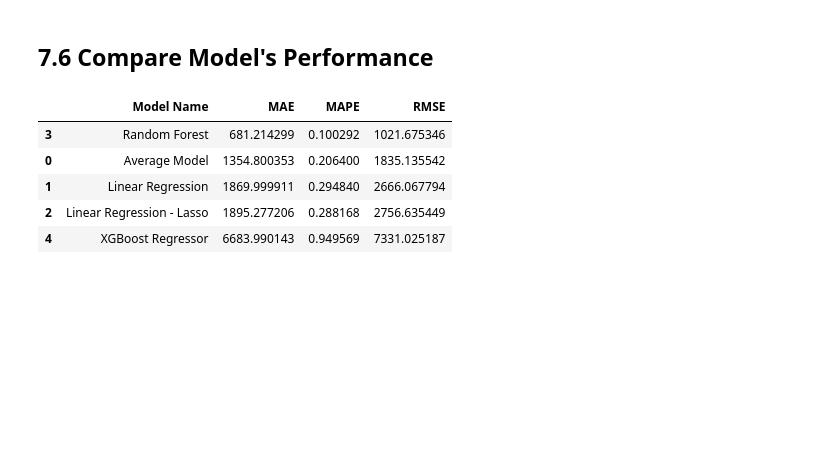
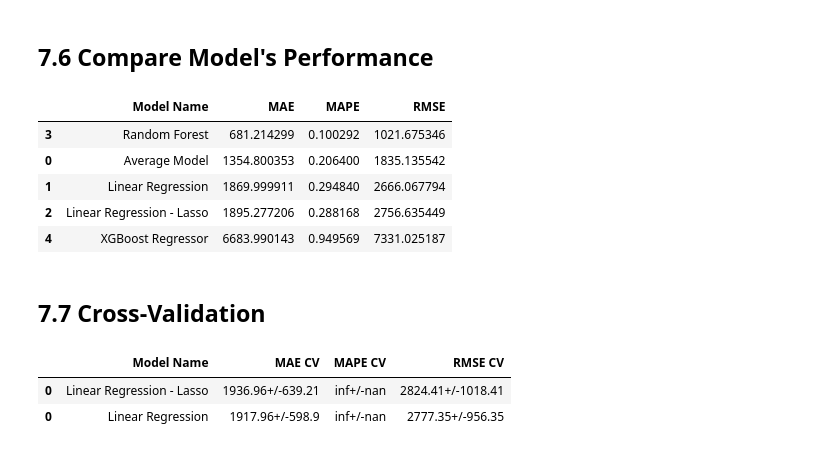
Before and after one commit to KaissonFerreira/Rossman_forecast_sales, a Jupyter notebook: Notebooks/Ciclo01_project.ipynb, the cells around one changed output. Cells and saved outputs as stored; diff of their text form; code cells hidden in the pictures; blank space fills up the shorter version.

Commit message:
Cross Validation

```diff
--- a/Notebooks/Ciclo01_project.ipynb
+++ b/Notebooks/Ciclo01_project.ipynb
@@ -1262,8 +1262,9 @@ cols_selected_full_boruta.extend(feat_to_add)
 # %% [markdown]
 # 7.0 Machine Learning Modelling
 # %%
-x_train = x_train[cols_selected_boruta]
-x_test = x_test[cols_selected_boruta]
+# Sem o cross validation
+x_train_ = x_train[cols_selected_boruta]
+x_test_ = x_test[cols_selected_boruta]
 # %% [markdown]
 ## 7.1 Avarage model
 # %% [markdown]
@@ -1380,3 +1381,7 @@ modelling_result.sort_values('RMSE')
 | 1 | Linear Regression | 1869.999911 | 0.294840 | 2666.067794 |
 | 2 | Linear Regression - Lasso | 1895.277206 | 0.288168 | 2756.635449 |
 | 4 | XGBoost Regressor | 6683.990143 | 0.949569 | 7331.025187 |
+# %% [markdown]
+## 7.7 Cross-Validation
+# %%
+x_training = x_train[cols_selected_full_boruta]
@@ -1382,0 +1433,27 @@ modelling_result.sort_values('RMSE')
+# %%
+models = {
+        LinearRegression():'Linear Regression',
+        Lasso(alpha=0.01 ):'Linear Regression - Lasso'
+#        RandomForestRegressor(n_estimators=500,
+#                            n_jobs=-1,
+#                            random_state=42 ): 'Random Forest Regressor',
+#        xgb.XGBRegressor(objective = 'reg:squarederror',
+#                        n_estimators = 100,
+#                        eta = 0.01,
+#                        max_depth = 10,
+#                        subsample = 0.7,
+#                        n_jobs = -1,
+#                        colsample_bytee=0.9): 'XGB Regressor'
+        }
+# %%
+df_models = pd.DataFrame(index=[0])
+for key in models.keys():
+    a = cross_validation(x_training,4,models[key],key)
+    df_models = pd.concat([a, df_models])
+# %%
+df_models = df_models.dropna()
+df_models
+# %% [output]
+|  | Model Name | MAE CV | MAPE CV | RMSE CV |
+| 0 | Linear Regression - Lasso | 1936.96+/-639.21 | inf+/-nan | 2824.41+/-1018.41 |
+| 0 | Linear Regression | 1917.96+/-598.9 | inf+/-nan | 2777.35+/-956.35 |
```
Also changed, not shown: parts of 8 cells of this notebook.
